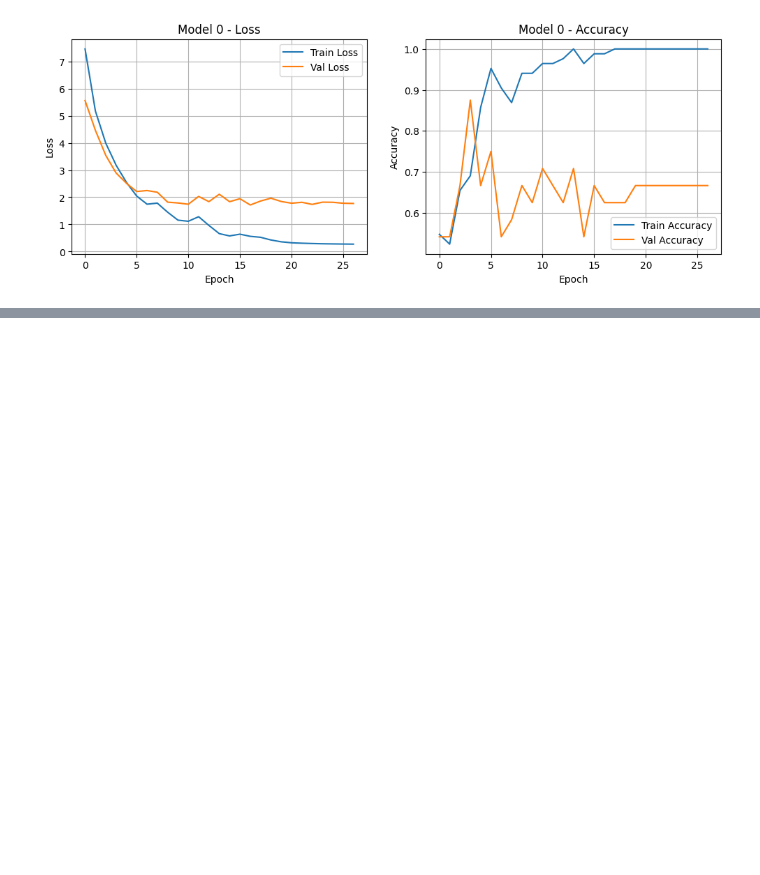
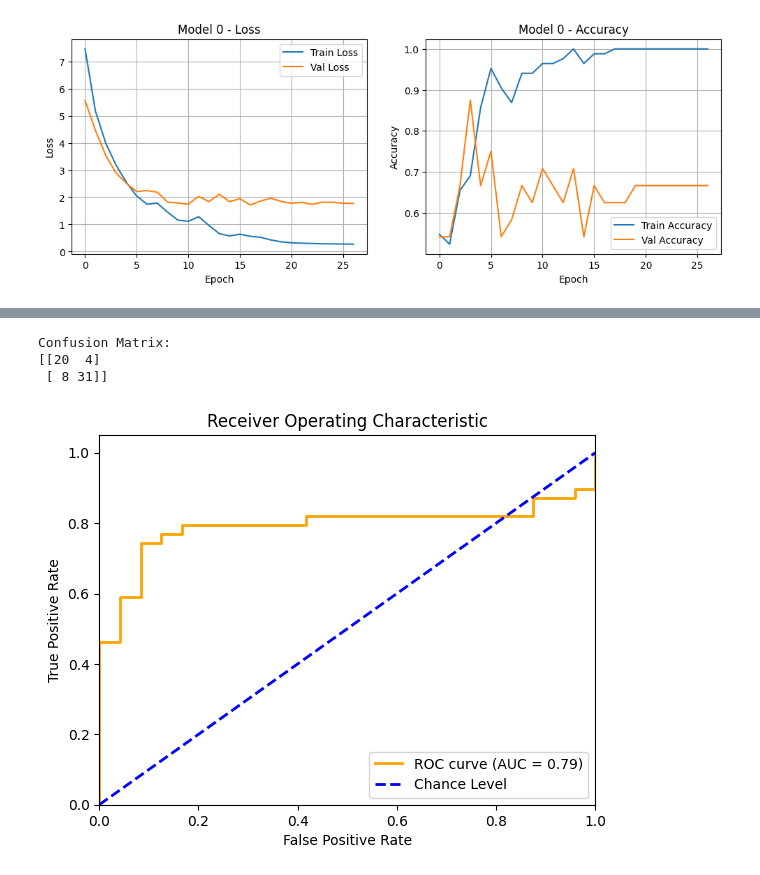
Before and after one commit to pleleGit/SatSenseAI, a Jupyter notebook: training/AttentionBasedDeepMIL/AttentionBasedDeepMIL.ipynb, the cells around one changed output, grey strips where cells are left out. Saved outputs shown, nothing was run; the diff lists cells and outputs as text; code cells hidden in the pictures; blank space fills up the shorter version.

```diff
--- a/training/AttentionBasedDeepMIL/AttentionBasedDeepMIL.ipynb
+++ b/training/AttentionBasedDeepMIL/AttentionBasedDeepMIL.ipynb
@@ -55,6 +64,10 @@ val_bags_labels = []
 test_bags_labels = []
 countries = sorted(os.listdir(dataset_path))
 years = sorted(os.listdir(os.path.join(dataset_path, countries[0])))
+# remove b23 bag from years if exist (for consistency with latter results)
+# (when this notebook created b23 was not available)
+if "b23" in years:
+    years.remove("b23")
 print(f"Countries: {countries}")
 print(f"Bags per year: {years}")
 train_countries = random.sample(countries, 12)
@@ -371,0 +435,3 @@ Restoring model weights from the end of the best epoch: 17.
+# %%
+# Evaluate and predict classes and attention scores on validation data.
+class_predictions, attention_params, accuracy = predict(test_bags, test_bags_labels, trained_models)
@@ -371,0 +454,23 @@ Restoring model weights from the end of the best epoch: 17.
+# %%
+cm = confusion_matrix(test_bags_labels, np.argmax(class_predictions, axis=1))
+print(f"Confusion Matrix:\n{cm}")
+# %% [output]
+Confusion Matrix:
+[[20  4]
+ [ 8 31]]
+# %%
+# plot the ROC curve
+fpr, tpr, thresholds = roc_curve(test_bags_labels, class_predictions[:, 1])
+roc_auc = auc(fpr, tpr)
+plt.figure()
+plt.plot(fpr, tpr, color='orange', lw=2, label='ROC curve (AUC = %0.2f)' % roc_auc)
+plt.plot([0, 1], [0, 1], color='blue', lw=2, linestyle='--', label='Chance Level')
+plt.xlim([0.0, 1.0])
+plt.ylim([0.0, 1.05])
+plt.xlabel('False Positive Rate')
+plt.ylabel('True Positive Rate')
+plt.title('Receiver Operating Characteristic')
+plt.legend(loc="lower right")
+plt.show()
+# %% [output]
+[figure, added]
```
Also changed, not shown: parts of 40 cells of this notebook.
